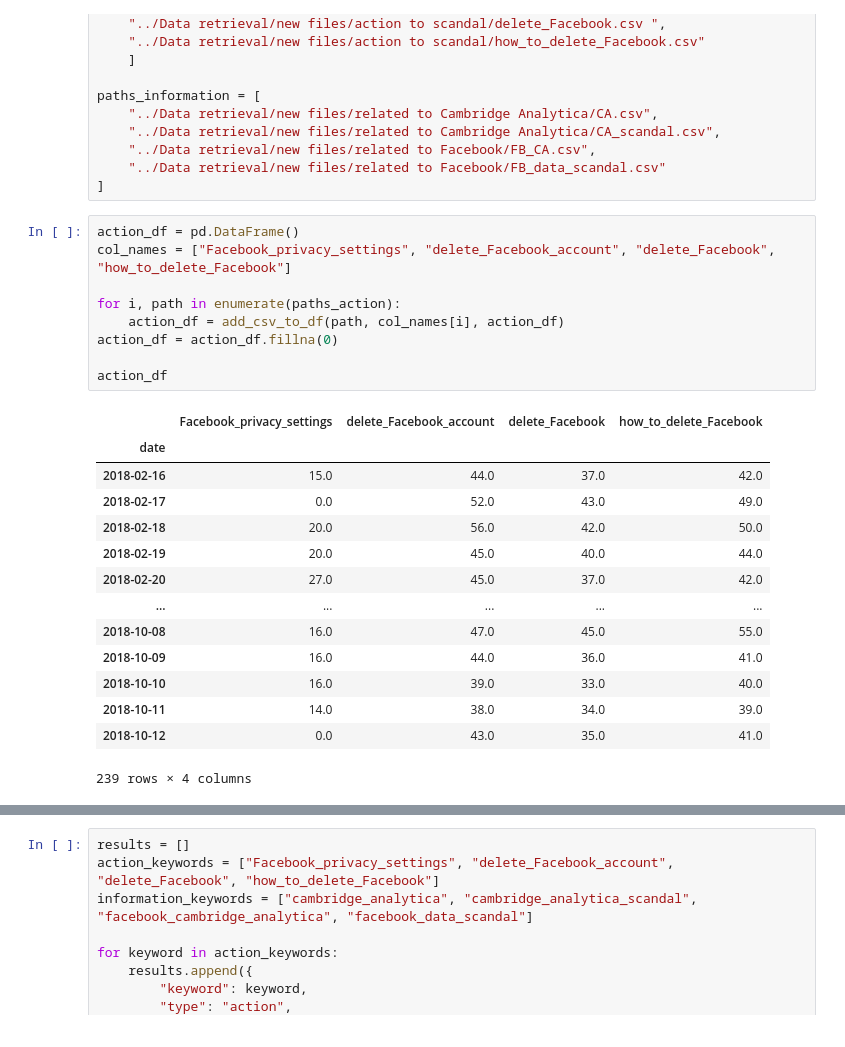
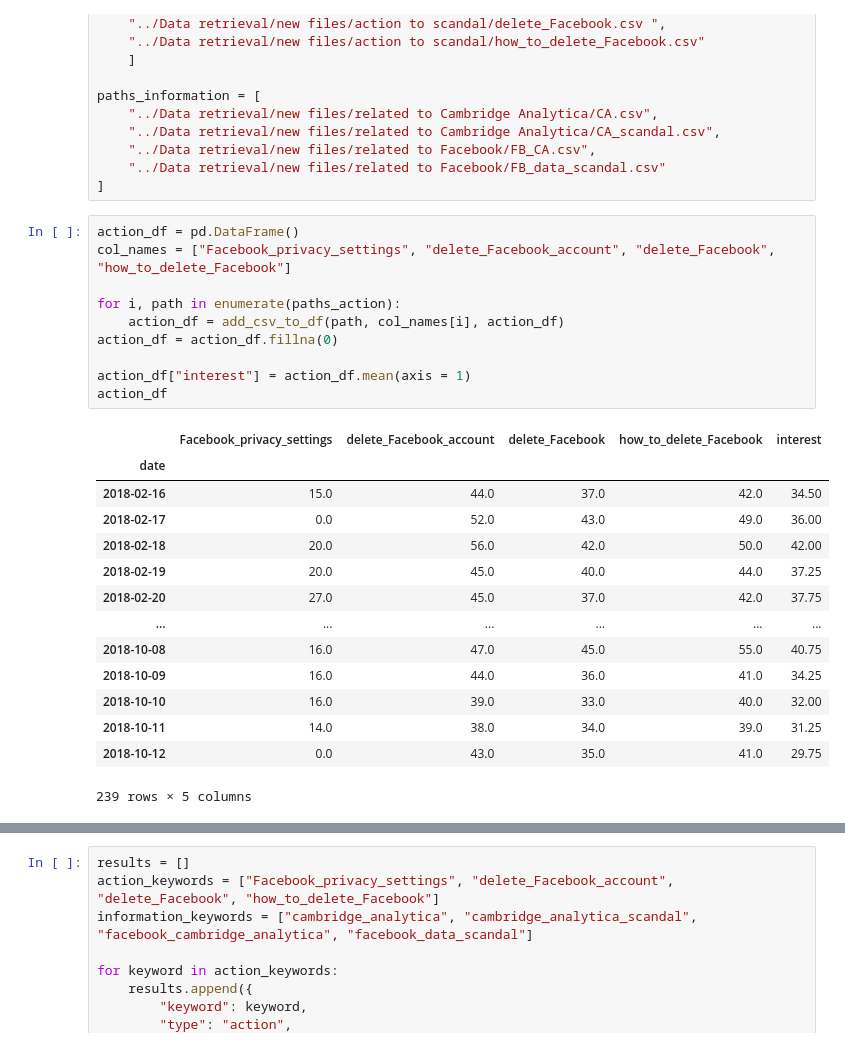
Before and after one commit to Nellibot1/The-Privacy-attention-and-Behavioural-response-to-the-Cambridge-Analytica-Scandal, a Jupyter notebook: src/H3.ipynb, the cells around one changed output, grey strips where cells are left out. Saved outputs shown, nothing was run; the diff lists cells and outputs as text.

Commit message:
Added Lineplot to visualize mean interest in different keyword categories

```diff
--- a/src/H3.ipynb
+++ b/src/H3.ipynb
@@ -63,27 +63,28 @@ paths_information = [
 # %%
 action_df = pd.DataFrame()
 col_names = ["Facebook_privacy_settings", "delete_Facebook_account", "delete_Facebook", "how_to_delete_Facebook"]
 
 for i, path in enumerate(paths_action):
     action_df = add_csv_to_df(path, col_names[i], action_df)
 action_df = action_df.fillna(0)
 
+action_df["interest"] = action_df.mean(axis = 1)
 action_df
 # %% [output]
-|  | Facebook_privacy_settings | delete_Facebook_account | delete_Facebook | how_to_delete_Facebook |
-| date |  |  |  |  |
-| 2018-02-16 | 15.0 | 44.0 | 37.0 | 42.0 |
-| 2018-02-17 | 0.0 | 52.0 | 43.0 | 49.0 |
-| 2018-02-18 | 20.0 | 56.0 | 42.0 | 50.0 |
-| 2018-02-19 | 20.0 | 45.0 | 40.0 | 44.0 |
-| 2018-02-20 | 27.0 | 45.0 | 37.0 | 42.0 |
-| ... | ... | ... | ... | ... |
-| 2018-10-08 | 16.0 | 47.0 | 45.0 | 55.0 |
-| 2018-10-09 | 16.0 | 44.0 | 36.0 | 41.0 |
-| 2018-10-10 | 16.0 | 39.0 | 33.0 | 40.0 |
-| 2018-10-11 | 14.0 | 38.0 | 34.0 | 39.0 |
-| 2018-10-12 | 0.0 | 43.0 | 35.0 | 41.0 |
+|  | Facebook_privacy_settings | delete_Facebook_account | delete_Facebook | how_to_delete_Facebook | interest |
+| date |  |  |  |  |  |
+| 2018-02-16 | 15.0 | 44.0 | 37.0 | 42.0 | 34.50 |
+| 2018-02-17 | 0.0 | 52.0 | 43.0 | 49.0 | 36.00 |
+| 2018-02-18 | 20.0 | 56.0 | 42.0 | 50.0 | 42.00 |
+| 2018-02-19 | 20.0 | 45.0 | 40.0 | 44.0 | 37.25 |
+| 2018-02-20 | 27.0 | 45.0 | 37.0 | 42.0 | 37.75 |
+| ... | ... | ... | ... | ... | ... |
+| 2018-10-08 | 16.0 | 47.0 | 45.0 | 55.0 | 40.75 |
+| 2018-10-09 | 16.0 | 44.0 | 36.0 | 41.0 | 34.25 |
+| 2018-10-10 | 16.0 | 39.0 | 33.0 | 40.0 | 32.00 |
+| 2018-10-11 | 14.0 | 38.0 | 34.0 | 39.0 | 31.25 |
+| 2018-10-12 | 0.0 | 43.0 | 35.0 | 41.0 | 29.75 |
-239 rows × 4 columns
+239 rows × 5 columns
 # %%
 information_df = pd.DataFrame()
 col_names = ["cambridge_analytica", "cambridge_analytica_scandal", "facebook_cambridge_analytica", "facebook_data_scandal"]
```
Also changed, not shown: parts of 3 cells of this notebook.
